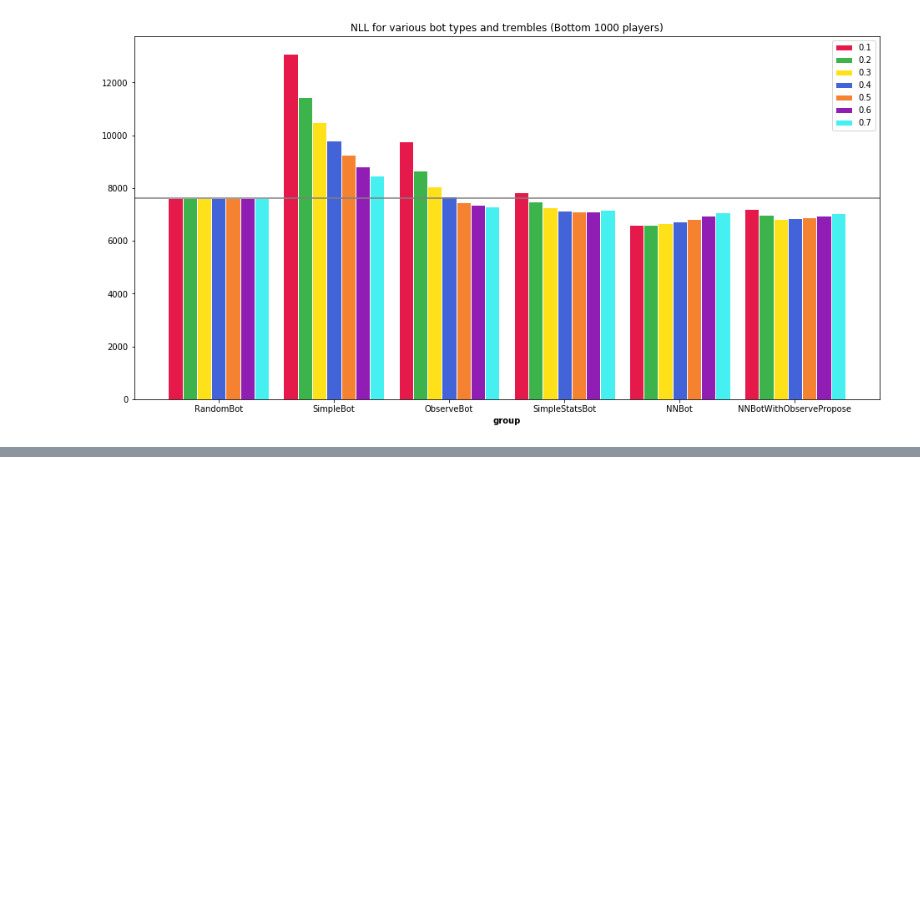
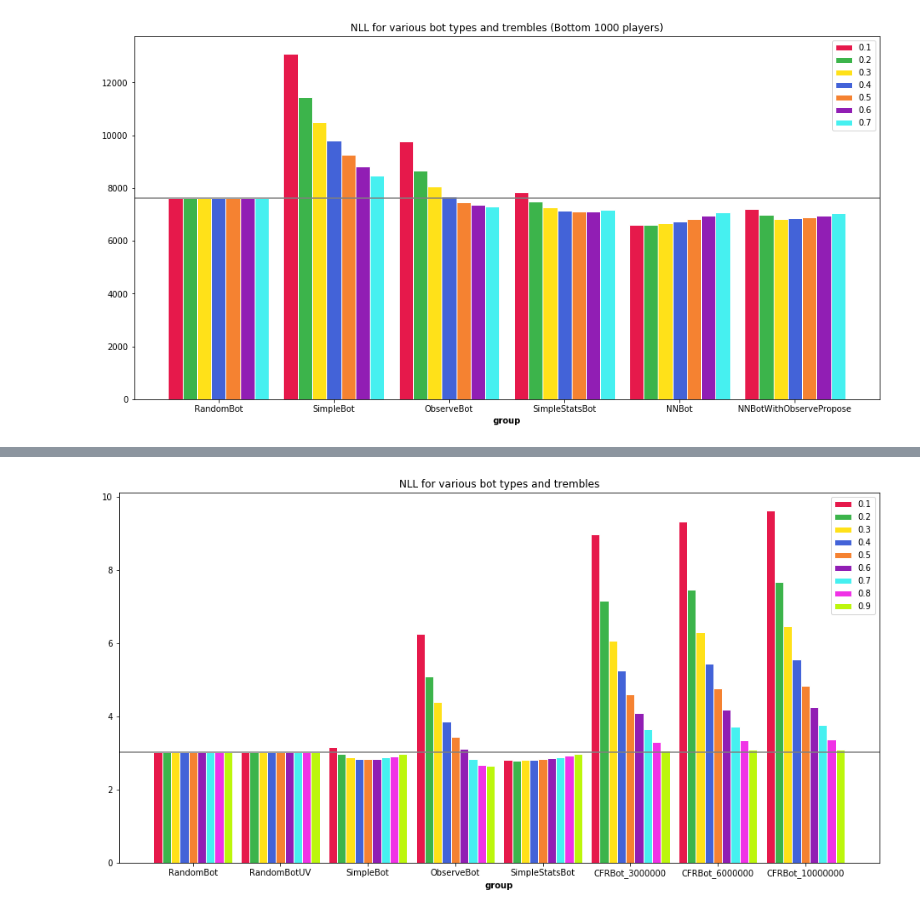
Before and after one commit to Detry322/avalon-bot, a Jupyter notebook: battlefield/Graphs.ipynb, the cells around one changed output, grey strips where cells are left out. Saved outputs shown, nothing was run; the diff lists cells and outputs as text; code cells hidden in the pictures; blank space fills up the shorter version.

```diff
--- a/battlefield/Graphs.ipynb
+++ b/battlefield/Graphs.ipynb
@@ -272,0 +273,14 @@ sns.regplot(x='num_games', y='simplestatsbot_nll', data=df, x_bins=20)
+# %%
+def load_prediction_dataframe():
+    dataframes = []
+    for filename in glob.glob('predict_roles/*.msg.gz'):
+        with gzip.open(filename, 'r') as f:
+            dataframes.append(pd.read_msgpack(f))
+    result = pd.concat(dataframes)
+    result.bot = result.bot.astype('category')
+    for i in range(5):
+        result['role_{}'.format(i)] = result['role_{}'.format(i)].astype('category')
+    result.reset_index(drop=True, inplace=True)
+    return result
+
+PREDICTION_DATAFRAME = load_prediction_dataframe()
@@ -272,0 +291,13 @@ sns.regplot(x='num_games', y='simplestatsbot_nll', data=df, x_bins=20)
+# %%
+filtered = PREDICTION_DATAFRAME
+for i in range(5):
+    filtered = filtered[filtered['role_{}'.format(i)].isin(['merlin', 'servant', 'minion', 'assassin'])]
+
+plot_title = "NLL for various bot types and trembles"
+trembles = [0.1, 0.2, 0.3, 0.4, 0.5, 0.6, 0.7, 0.8, 0.9]
+bots = ["RandomBot", "RandomBotUV", "SimpleBot", "ObserveBot", "SimpleStatsBot", "CFRBot_3000000", "CFRBot_6000000", "CFRBot_10000000"]
+BOT_DATA = [ filtered[filtered.bot == bot] for bot in bots ]
+serieses = [ [ data[data.trembling_hand_prob == p].nll.mean() for data in BOT_DATA] for p in trembles ]
+grouped_barplot(plot_title, trembles, bots, serieses[0][0], *serieses)
+# %% [output]
+[figure, added]
```
Also changed, not shown: parts of 6 cells of this notebook, 9 other files.
